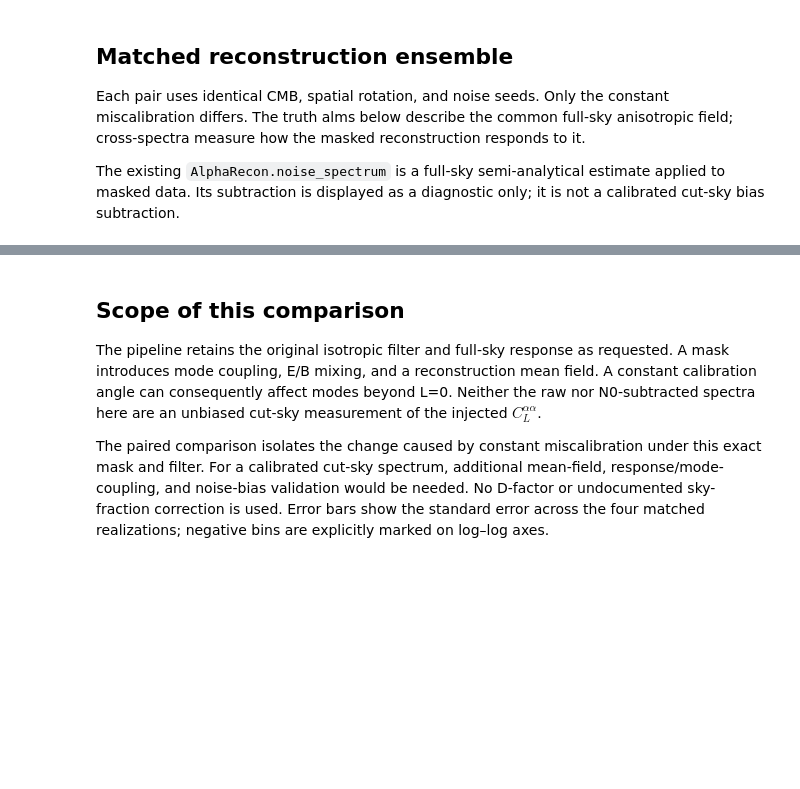
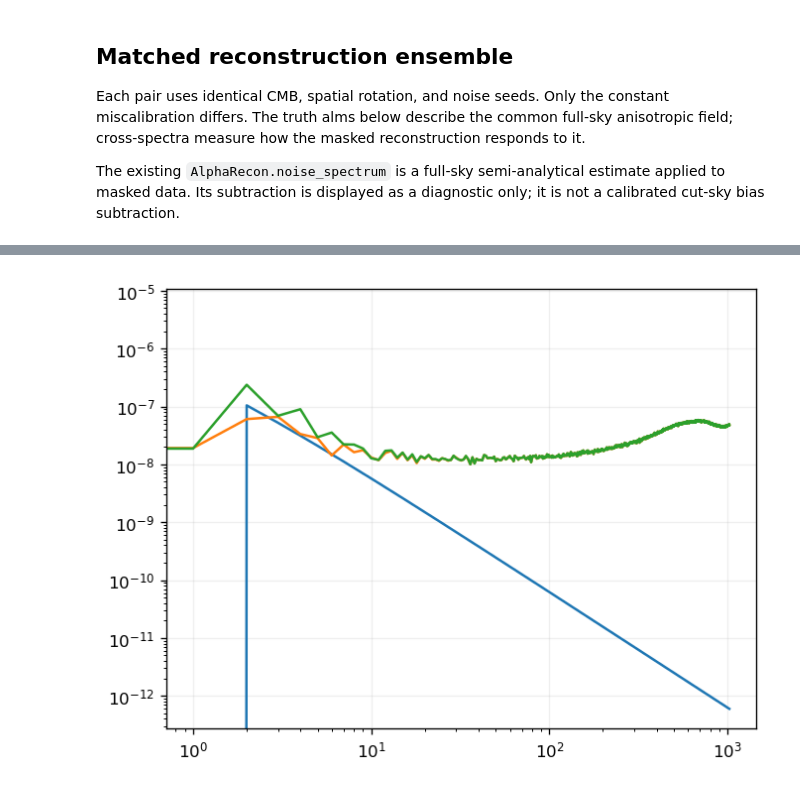
Before and after one commit to antolonappan/anisocbmf, a Jupyter notebook: test_masked_reconstruction.ipynb, the cells around one changed output, grey strips where cells are left out. Cells and saved outputs as stored; diff of their text form; code cells hidden in the pictures; blank space fills up the shorter version.

```diff
--- a/test_masked_reconstruction.ipynb
+++ b/test_masked_reconstruction.ipynb
@@ -27,8 +27,8 @@ lmax_qlm = 1024
 lmin_ivf = 20
 nlevp = 2.0       # uK-arcmin
 fwhm = 8.0        # arcmin
-Acb = 1e-6        # shared anisotropic rotation, rad²
-alpha_deg = 0.2   # constant channel miscalibration, degrees
+Acb = 1e-7       # shared anisotropic rotation, rad²
+alpha_deg = 0.05   # constant channel miscalibration, degrees
 sim_indices = tuple(range(4))
 bin_width = 32
 mask_path = Path('binary_GAL_mask_N1024.fits')
@@ -71,24 +70,0 @@ Cache: data/masked_reconstruction/def01895775c3f86
-# %%
-fig=plt.figure(figsize=(8,4.7))
-hp.mollview(mask,fig=fig.number,title='Field 2 mask, downgraded 1024 → 512',
-            unit='Mask weight',min=0,max=1,cmap='viridis')
-plt.show()
-
-# Check the final operation at the requested analysis resolution.
-idx=sim_indices[0]
-full_obs=CMBobs(nside,nlevp,fwhm,alpha=alpha_deg,Acb=Acb)
-full_map=full_obs.observedmap(idx)[0]
-masked_map=obs_alpha.observedmap(idx)[0]
-np.testing.assert_array_equal(masked_map,full_map*mask)
-np.testing.assert_array_equal(obs_alpha.noise_map(idx,0),full_obs.noise_map(idx,0)*mask)
-assert np.all(masked_map[:,mask==0]==0)
-print('Verified: masked map = mask × (beam-smoothed rotated CMB + noise).')
-fig=plt.figure(figsize=(12,4.5))
-limit=np.percentile(np.abs(full_map[1]),99)
-for panel,sky,title in [(1,full_map[1],'Q before masking'),(2,masked_map[1],'Q after final mask')]:
-    shown=sky.copy()
-    if panel==2: shown[mask==0]=hp.UNSEEN
-    hp.mollview(shown,fig=fig.number,sub=(1,2,panel),title=title,
-                unit='µK',min=-limit,max=limit,cmap='RdBu_r')
-plt.show()
-del full_obs,full_map,masked_map
@@ -194,5 +111,7 @@ Open downward triangles denote NEGATIVE bandpowers plotted by magnitude.
-# %% [markdown]
-## Scope of this comparison
-The pipeline retains the original isotropic filter and full-sky response as requested. A mask introduces mode coupling, E/B mixing, and a reconstruction mean field. A constant calibration angle can consequently affect modes beyond L=0. Neither the raw nor N0-subtracted spectra here are an unbiased cut-sky measurement of the injected $C_L^{\alpha\alpha}$.
-
-The paired comparison isolates the change caused by constant miscalibration under this exact mask and filter. For a calibrated cut-sky spectrum, additional mean-field, response/mode-coupling, and noise-bias validation would be needed. No D-factor or undocumented sky-fraction correction is used. Error bars show the standard error across the four matched realizations; negative bins are explicitly marked on log–log axes.
+# %%
+plt.loglog(cl_aa)
+plt.loglog(results['no_alpha']['auto'].mean(axis=0), label='No alpha')
+plt.loglog(results['with_alpha']['auto'].mean(axis=0), label='With alpha')
+plt.show()
+# %% [output]
+[figure, added]
```
Also changed, not shown: parts of 4 cells of this notebook, 13 other files.
